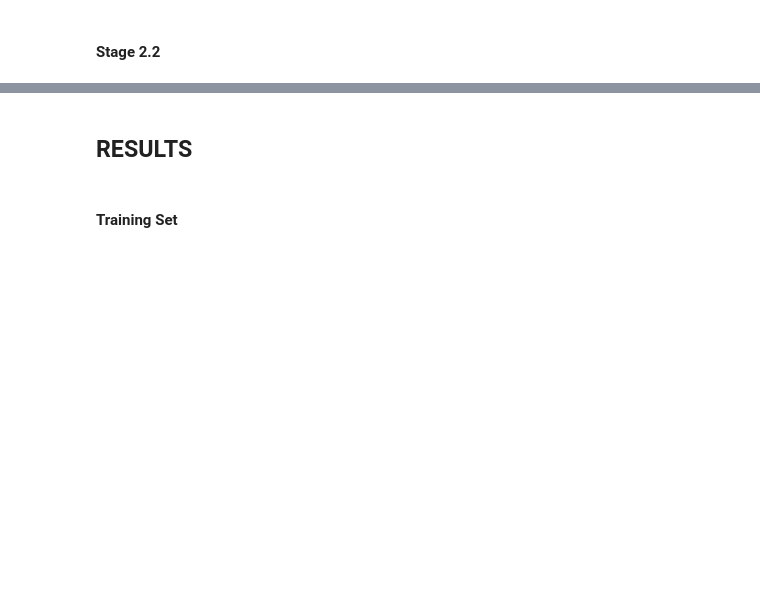
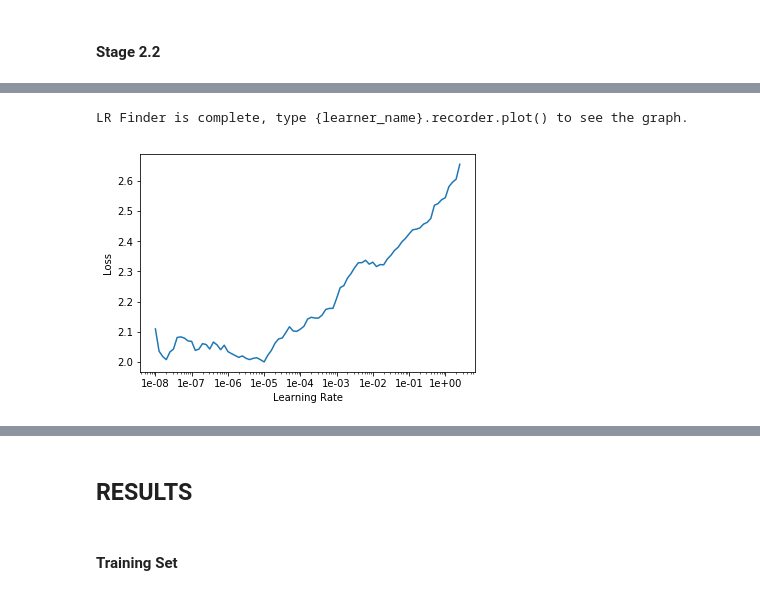
Before and after one commit to danielnbarbosa/kaggle_earthquake, a Jupyter notebook: train_v10.ipynb, the cells around one changed output, grey strips where cells are left out. Saved outputs shown, nothing was run; the diff lists cells and outputs as text; code cells hidden in the pictures; blank space fills up the shorter version.

```diff
--- a/train_v10.ipynb
+++ b/train_v10.ipynb
@@ -240,6 +443,6 @@ learn.recorder.plot()
 # %%
 stage = 's2.1'
-n_epochs = 6
-max_lr = slice(4e-7, 4e-6)
+n_epochs = 10
+max_lr = slice(1e-5)
 # %%
 fit_one_cycle(learn, stage, n_epochs, max_lr)
@@ -252,3 +474,4 @@ learn.unfreeze()
 # %%
-learn.lr_find(start_lr=1e-8)
+learn.lr_find(start_lr=1e-9)
 learn.recorder.plot()
+# %% [output]
@@ -255,2 +479,4 @@ learn.recorder.plot()
+LR Finder is complete, type {learner_name}.recorder.plot() to see the graph.
+[figure, added]
 # %%
 stage = 's2.2'
```
Also changed, not shown: parts of 48 cells of this notebook, 13 other files.
